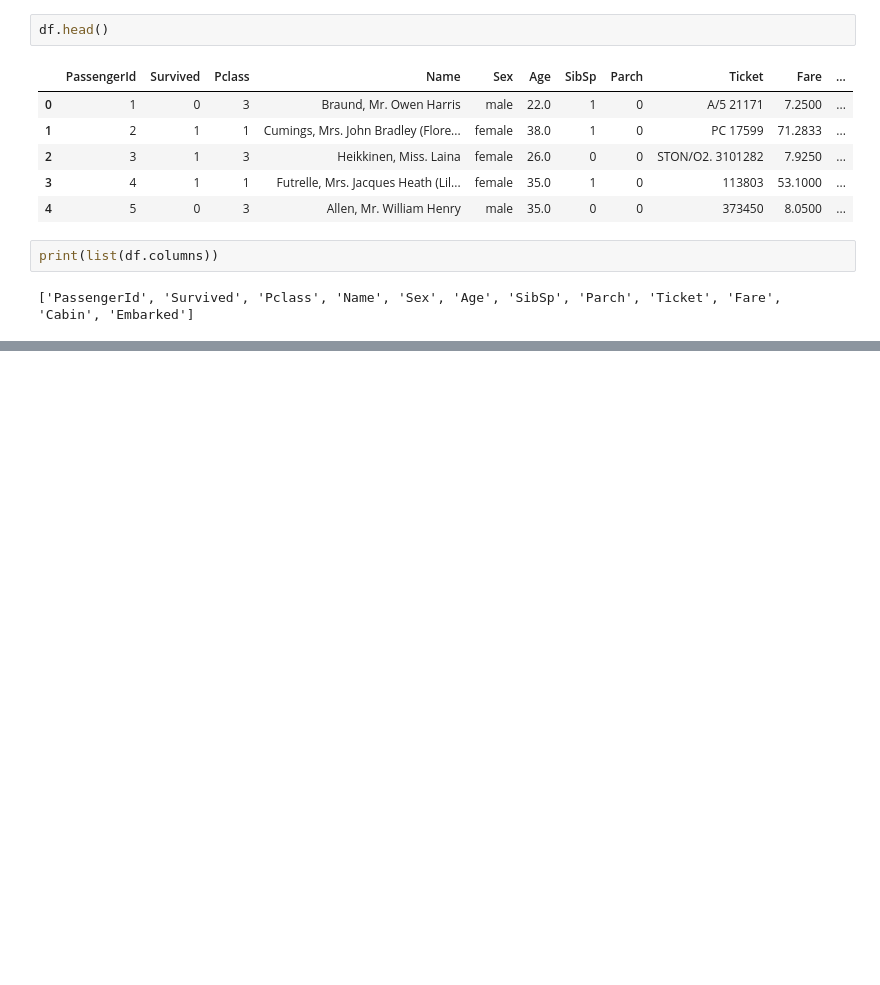
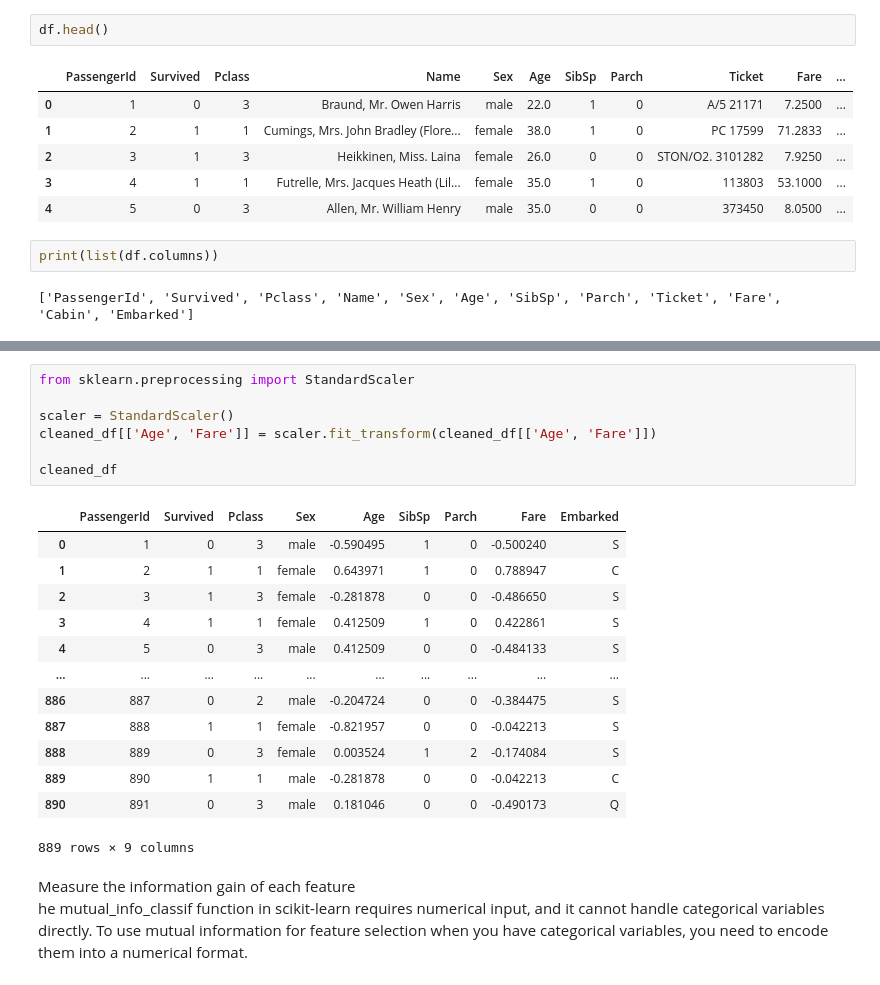
Before and after one commit to Wissemamr/Fundamentals_of_DS, a Jupyter notebook: HW/HW3/Part1_feature_engineering/Practical_work/feature_selection_titanic/feature_selection.ipynb, the cells around one changed output, grey strips where cells are left out. Cells and saved outputs as stored; diff of their text form; blank space fills up the shorter version.

```diff
--- a/HW/HW3/Part1_feature_engineering/Practical_work/feature_selection_titanic/feature_selection.ipynb
+++ b/HW/HW3/Part1_feature_engineering/Practical_work/feature_selection_titanic/feature_selection.ipynb
@@ -83,0 +156,24 @@ dtype: int64
+# %%
+from sklearn.preprocessing import StandardScaler
+
+scaler = StandardScaler()
+cleaned_df[['Age', 'Fare']] = scaler.fit_transform(cleaned_df[['Age', 'Fare']])
+
+cleaned_df
+# %% [output]
+|  | PassengerId | Survived | Pclass | Sex | Age | SibSp | Parch | Fare | Embarked |
+| 0 | 1 | 0 | 3 | male | -0.590495 | 1 | 0 | -0.500240 | S |
+| 1 | 2 | 1 | 1 | female | 0.643971 | 1 | 0 | 0.788947 | C |
+| 2 | 3 | 1 | 3 | female | -0.281878 | 0 | 0 | -0.486650 | S |
+| 3 | 4 | 1 | 1 | female | 0.412509 | 1 | 0 | 0.422861 | S |
+| 4 | 5 | 0 | 3 | male | 0.412509 | 0 | 0 | -0.484133 | S |
+| ... | ... | ... | ... | ... | ... | ... | ... | ... | ... |
+| 886 | 887 | 0 | 2 | male | -0.204724 | 0 | 0 | -0.384475 | S |
+| 887 | 888 | 1 | 1 | female | -0.821957 | 0 | 0 | -0.042213 | S |
+| 888 | 889 | 0 | 3 | female | 0.003524 | 1 | 2 | -0.174084 | S |
+| 889 | 890 | 1 | 1 | male | -0.281878 | 0 | 0 | -0.042213 | C |
+| 890 | 891 | 0 | 3 | male | 0.181046 | 0 | 0 | -0.490173 | Q |
+889 rows × 9 columns
+# %% [markdown]
+Measure the information gain of each feature <br>
+he mutual_info_classif function in scikit-learn requires numerical input, and it cannot handle categorical variables directly. To use mutual information for feature selection when you have categorical variables, you need to encode them into a numerical format.
```
Also changed, not shown: parts of 9 cells of this notebook, 4 other files.
